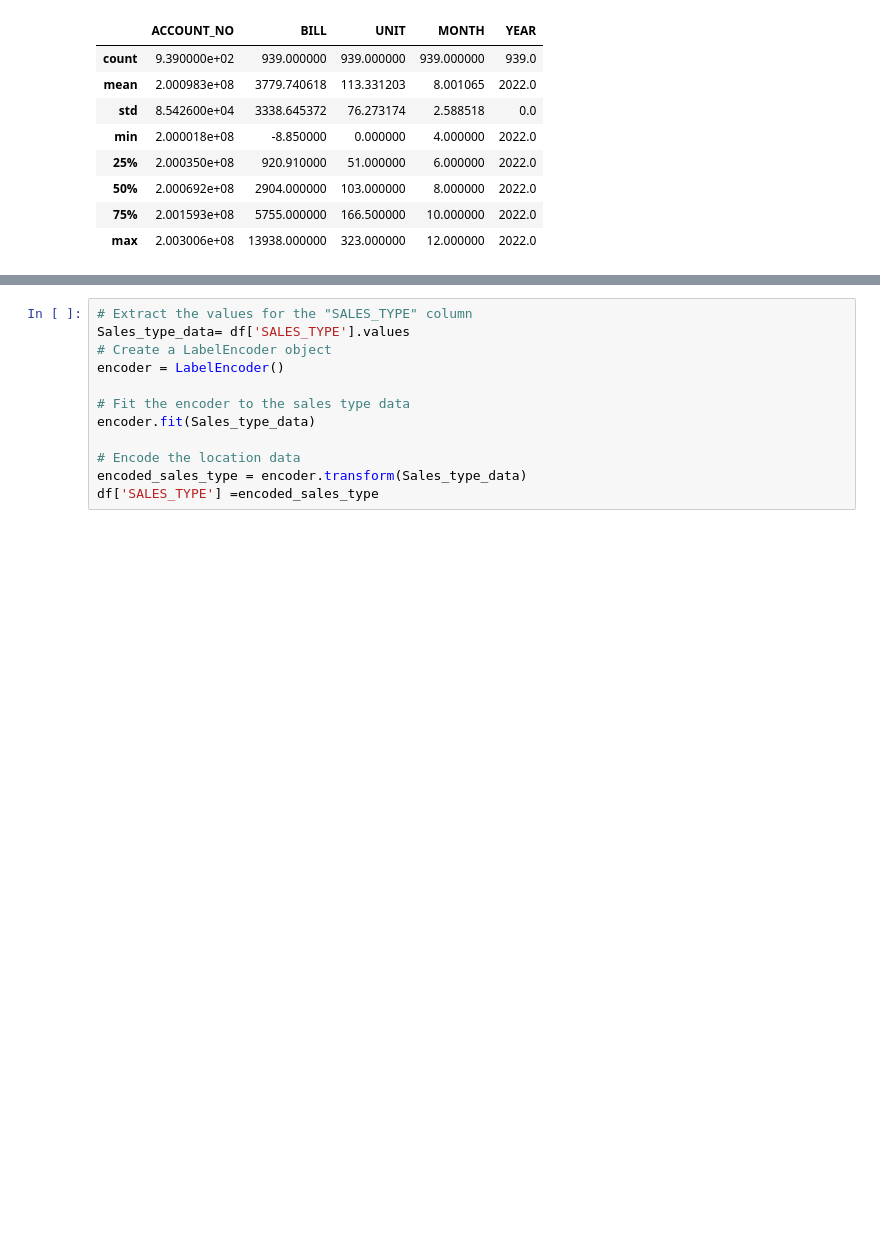
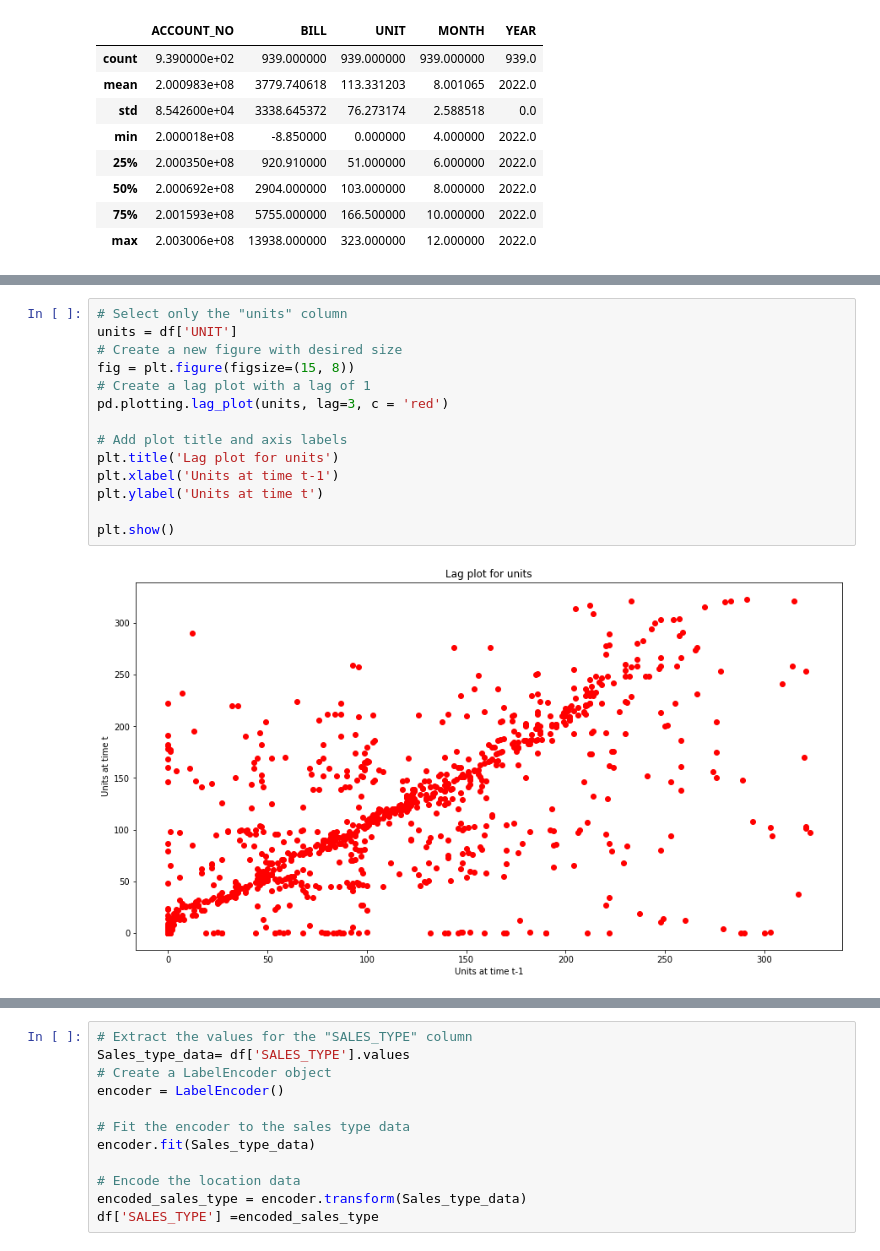
Before and after one commit to j-ranasinghe/Electricity-Demand-and-Generation-forecasting, a Jupyter notebook: LSTM_2_.ipynb, the cells around one changed output, grey strips where cells are left out. Cells and saved outputs as stored; diff of their text form; blank space fills up the shorter version.

```diff
--- a/LSTM_2_.ipynb
+++ b/LSTM_2_.ipynb
@@ -72,0 +123,16 @@ df = df.sort_values("DATE").drop("DATE", axis=1)
+# %%
+# Select only the "units" column
+units = df['UNIT']
+# Create a new figure with desired size
+fig = plt.figure(figsize=(15, 8))
+# Create a lag plot with a lag of 1
+pd.plotting.lag_plot(units, lag=3, c = 'red')
+
+# Add plot title and axis labels
+plt.title('Lag plot for units')
+plt.xlabel('Units at time t-1')
+plt.ylabel('Units at time t')
+
+plt.show()
+# %% [output]
+[figure, added]
```
Also changed, not shown: parts of 22 cells of this notebook.
